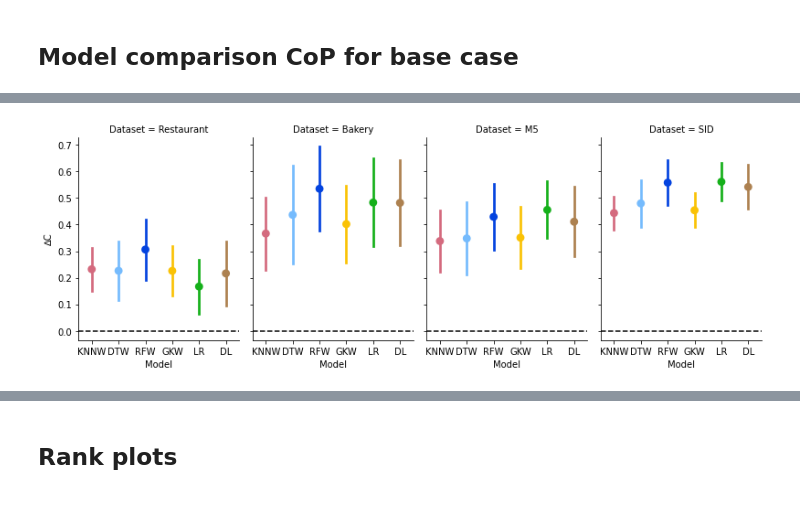
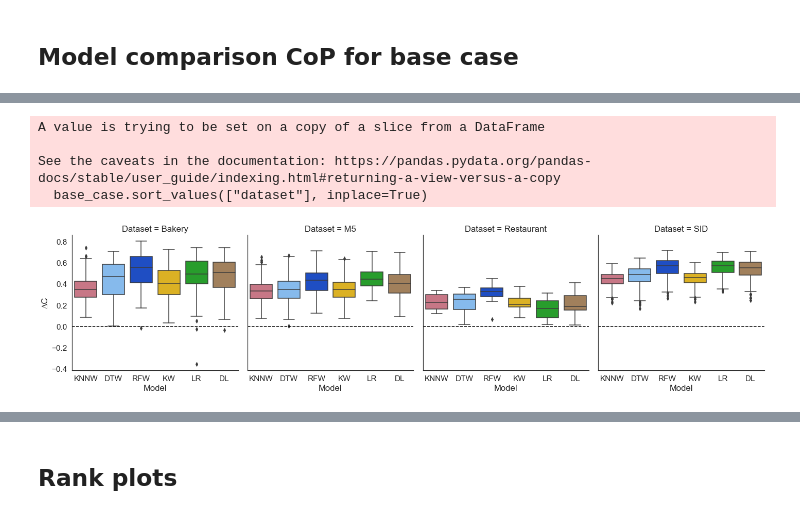
Before and after one commit to d3group/A-structured-evaluation-of-data-driven-newsvendor-approaches, a Jupyter notebook: create_plots.ipynb, the cells around one changed output, grey strips where cells are left out. Drawn from its saved outputs; the diff is of its cells as text; code cells hidden in the pictures.

```diff
--- a/create_plots.ipynb
+++ b/create_plots.ipynb
@@ -96,6 +97,6 @@ cop_model_order = ["KNNW", "DTW", "RFW", "GKW", "LR", "DL"]
 # %%
 # color palette for different models
-p = {"SAA": "xkcd:red", "RFW": "xkcd:blue", "DTW": "xkcd:sky blue", "KNNW":"xkcd:pinkish", "GKW": "xkcd:goldenrod", "LR": "xkcd:green", "DL": "xkcd:light brown", "model selection": "xkcd:orange","Selection": "xkcd:orange"}
+p = {"SAA": "#C62828", "RFW": "#0D47A1", "DTW": "#4FC3F7", "KNNW":"#CE93D8", "KW": "#FDD835", "LR": "#4CAF50", "DL": "#CC9966", "model selection": "xkcd:orange","Selection": "xkcd:orange"}
 #p = {"SAA": sns.color_palette("Set2",8)[0], "RFW": sns.color_palette("Set2",8)[1], "DTW": sns.color_palette("Set2",8)[2], "KNNW":sns.color_palette("Set2",8)[3], "GKW": sns.color_palette("Set2",8)[4], "LR": sns.color_palette("Set2",8)[5], "DL": sns.color_palette("Set2",8)[6], "ES": sns.color_palette("Set2",8)[7]}
 
 # standard column for all plots
@@ -104,15 +105,3 @@ c = "#1f77b4"
 # Main plots
 # %% [markdown]
 ## Model comparison CoP for base case
-# %%
-base_case.sort_values(["dataset"], inplace=True)
-fig = sns.catplot(x="model", y="coefficient of prescriptiveness", data=base_case, kind="box", palette=p, col="dataset", order=cop_model_order)
-for i in range(datasets.shape[0]):
-    fig.axes[0][i].axhline(0, color="black", linestyle='--')
-
-for ax in fig.axes.flatten():
-    ax.set_ylabel("∆C")
-    ax.set_xlabel("Model")
-
-    d = ax.get_title().lstrip('dataset = ')
-    ax.set_title(f"Dataset = {d}", fontsize=10)
@@ -125,16 +108,20 @@ See the caveats in the documentation: https://pandas.pydata.org/pandas-docs/stab
-# %%
-df = base_case.drop(base_case[(base_case['coefficient of prescriptiveness'] < -0.5)].index)
-fig = sns.catplot(x="model", y="coefficient of prescriptiveness", data=df, kind="point", palette=p, col="dataset", order=cop_model_order,
-                  ci='sd',
-                  height=4, aspect=0.7)
-for i in range(datasets.shape[0]):
-    fig.axes[0][i].axhline(0, color="black", linestyle='--')
-
-for ax in fig.axes.flatten():
-    ax.set_ylabel("∆C")
-    ax.set_xlabel("Model")
-
-    d = ax.get_title().lstrip('dataset = ')
-    ax.set_title(f"Dataset = {d}", fontsize=10)
-# %% [output]
-[figure, removed]
+# %%
+sns.set_theme(style="white", font_scale=1.4)
+
+base_case.sort_values(["dataset"], inplace=True)
+fig = sns.catplot(x="model", y="coefficient of prescriptiveness", data=base_case, kind="box", palette=p, col="dataset", order=cop_model_order)
+for i in range(datasets.shape[0]):
+    fig.axes[0][i].axhline(0, color="black", linestyle='--')
+
+for ax in fig.axes.flatten():
+    ax.set_ylabel("∆C")
+    ax.set_xlabel("Model")
+
+    d = ax.get_title().lstrip('dataset = ')
+    ax.set_title(f"Dataset = {d}")
+# %% [output]
+A value is trying to be set on a copy of a slice from a DataFrame
+
+See the caveats in the documentation: https://pandas.pydata.org/pandas-docs/stable/user_guide/indexing.html#returning-a-view-versus-a-copy
+  base_case.sort_values(["dataset"], inplace=True)
+[figure, added]
```
Also changed, not shown: parts of 30 cells of this notebook, 30 other files.
